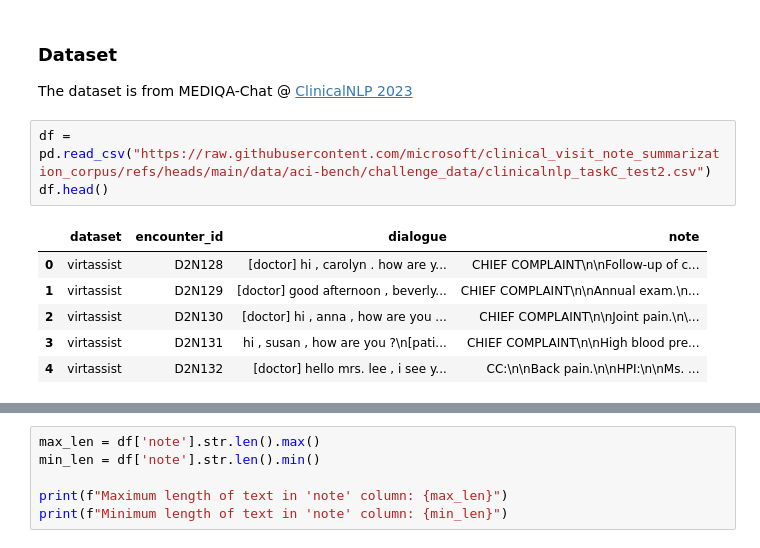
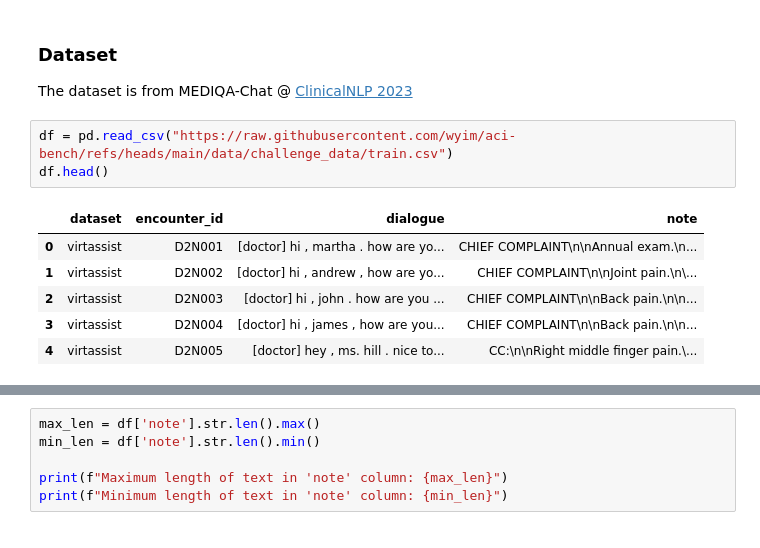
Before and after one commit to thedatasense/robust-med-mllm-experiments, a Jupyter notebook: notebooks/03-Building-LLM.ipynb, the cells around one changed output, grey strips where cells are left out. Saved outputs shown, nothing was run; the diff lists cells and outputs as text.

```diff
--- a/notebooks/03-Building-LLM.ipynb
+++ b/notebooks/03-Building-LLM.ipynb
@@ -50,12 +50,12 @@ Using cuda device.
 
 The dataset is from MEDIQA-Chat @ [ClinicalNLP 2023]([https://sites.google.com/view/mediqa2023/clinicalnlp-mediqa-chat-2023])
 # %%
-df = pd.read_csv("https://raw.githubusercontent.com/microsoft/clinical_visit_note_summarization_corpus/refs/heads/main/data/aci-bench/challenge_data/clinicalnlp_taskC_test2.csv")
+df = pd.read_csv("https://raw.githubusercontent.com/wyim/aci-bench/refs/heads/main/data/challenge_data/train.csv")
 df.head()
 # %% [output]
 |  | dataset | encounter_id | dialogue | note |
-| 0 | virtassist | D2N128 | [doctor] hi , carolyn . how are y... | CHIEF COMPLAINT\n\nFollow-up of c... |
-| 1 | virtassist | D2N129 | [doctor] good afternoon , beverly... | CHIEF COMPLAINT\n\nAnnual exam.\n... |
-| 2 | virtassist | D2N130 | [doctor] hi , anna , how are you ... | CHIEF COMPLAINT\n\nJoint pain.\n\... |
-| 3 | virtassist | D2N131 | hi , susan , how are you ?\n[pati... | CHIEF COMPLAINT\n\nHigh blood pre... |
-| 4 | virtassist | D2N132 | [doctor] hello mrs. lee , i see y... | CC:\n\nBack pain.\n\nHPI:\n\nMs. ... |
+| 0 | virtassist | D2N001 | [doctor] hi , martha . how are yo... | CHIEF COMPLAINT\n\nAnnual exam.\n... |
+| 1 | virtassist | D2N002 | [doctor] hi , andrew , how are yo... | CHIEF COMPLAINT\n\nJoint pain.\n\... |
+| 2 | virtassist | D2N003 | [doctor] hi , john . how are you ... | CHIEF COMPLAINT\n\nBack pain.\n\n... |
+| 3 | virtassist | D2N004 | [doctor] hi , james , how are you... | CHIEF COMPLAINT\n\nBack pain.\n\n... |
+| 4 | virtassist | D2N005 | [doctor] hey , ms. hill . nice to... | CC:\n\nRight middle finger pain.\... |
```
Also changed, not shown: parts of 11 cells of this notebook.
